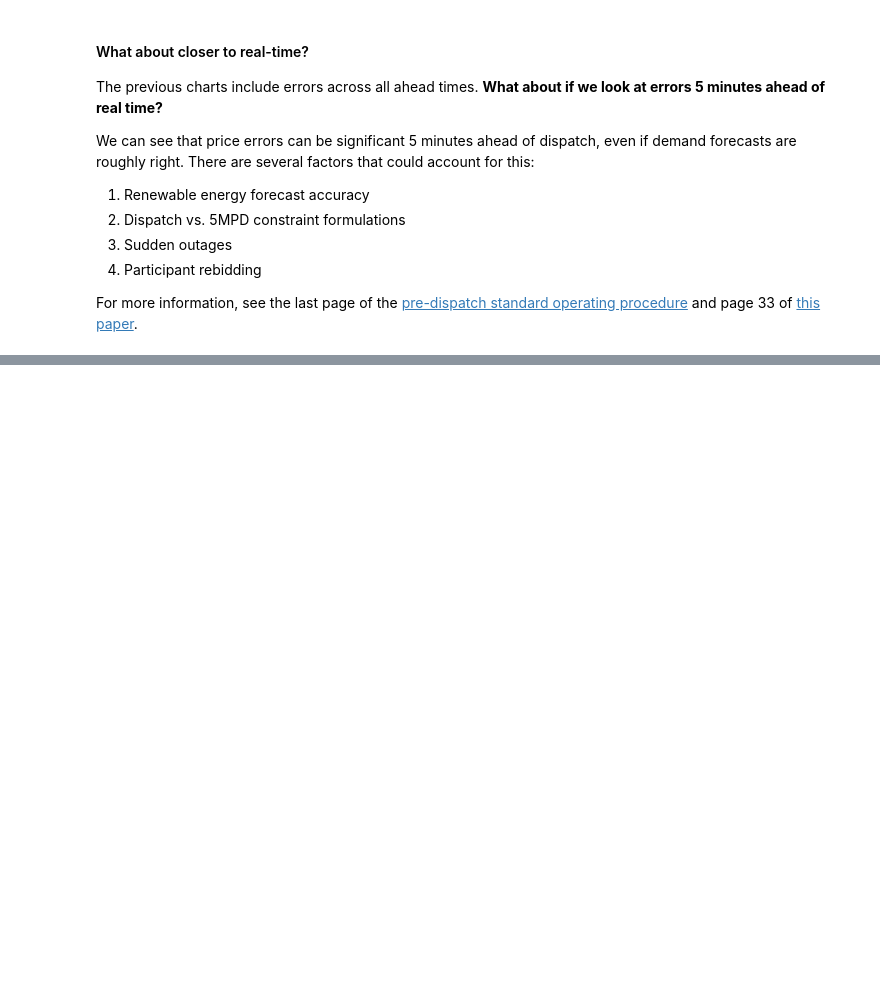
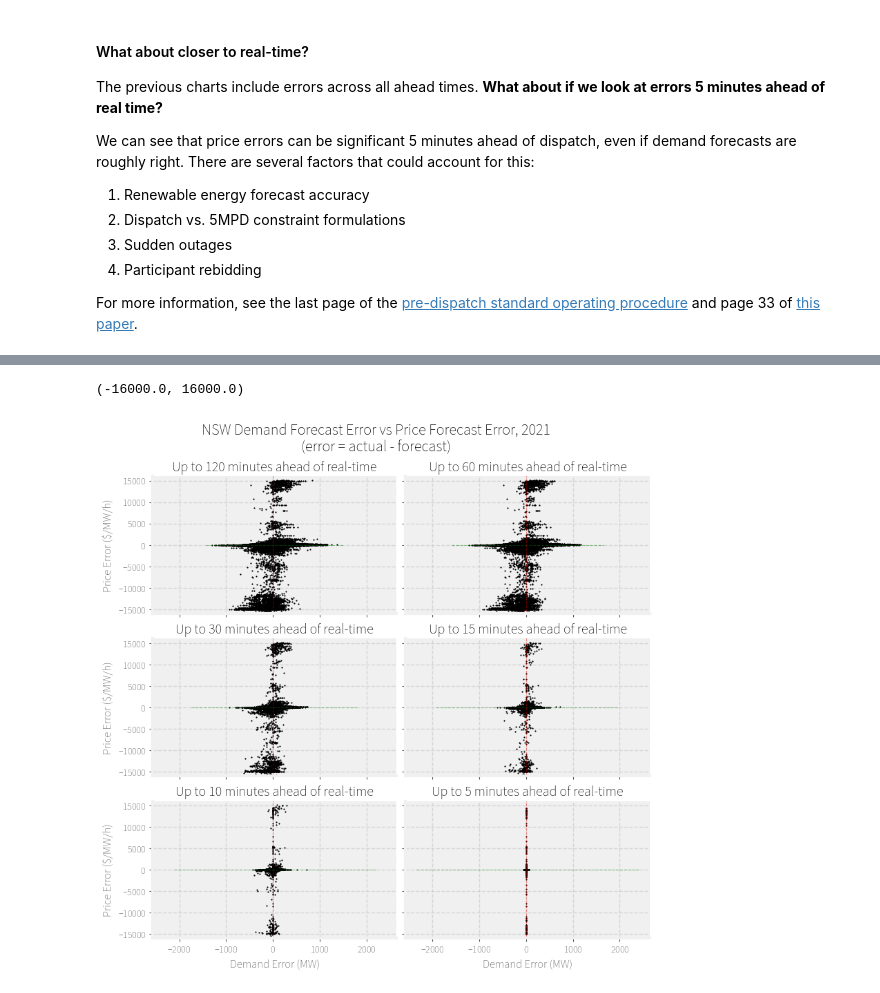
Before and after one commit to UNSW-CEEM/NEMSEER, a Jupyter notebook: docs/source/examples/price_convergence_2021.ipynb, the cells around one changed output, grey strips where cells are left out. Cells and saved outputs as stored; diff of their text form; code cells hidden in the pictures; blank space fills up the shorter version.

```diff
--- a/docs/source/examples/price_convergence_2021.ipynb
+++ b/docs/source/examples/price_convergence_2021.ipynb
@@ -1058,11 +1075,20 @@ def plot_demand_price_forecast_error_for_region_2021(demand_price_error: pd.Data
 # %%
-fig, ax = plt.subplots(3, 2)
-times = (240, 120, 60, 30, 15, 5)
+ahead_times = (120, 60, 30, 15, 10, 5)
+fig, ax = plt.subplots(3, 2, sharex=True, sharey=True, figsize=(8, 8))
 n = 0
-while n < 6:
-    for i in range(0, 2):
-        for j in range(0, 1):
-            ahead_time = times[n]
-            plot_demand_price_forecast_error_for_region_2021(demand_price_error, "NSW1", ahead_time, ax[i, j])
-fig = plt.gcf()
-fig.savefig("nsw_demand_error_price_error_progression_2021.png", dpi=600)
+while n < len(ahead_times):
+    for i in range(0, 3):
+        for j in range(0, 2):
+            ahead_time = ahead_times[n]
+            plot_demand_price_forecast_error_for_region_2021(
+                demand_price_error, "NSW1", ahead_time, ax[i, j]
+            )
+            n += 1
+plt.suptitle(
+    "NSW Demand Forecast Error vs Price Forecast Error, 2021\n(error = actual - forecast)",
+    fontsize=16,
+)
+plt.ylim(-16e3, 16e3)
+# %% [output]
+(-16000.0, 16000.0)
+[figure, added]
```
Also changed, not shown: parts of 9 cells of this notebook.
